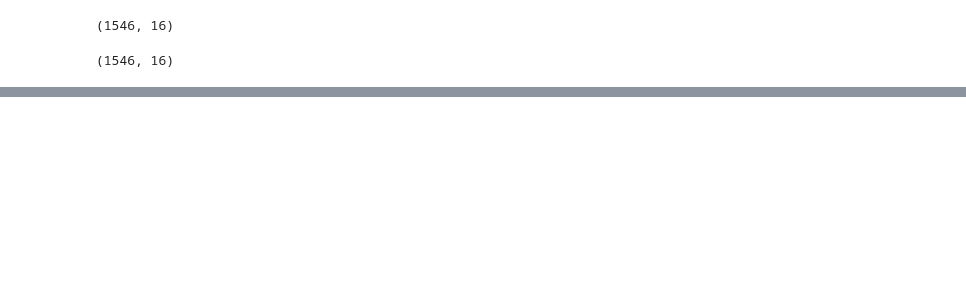
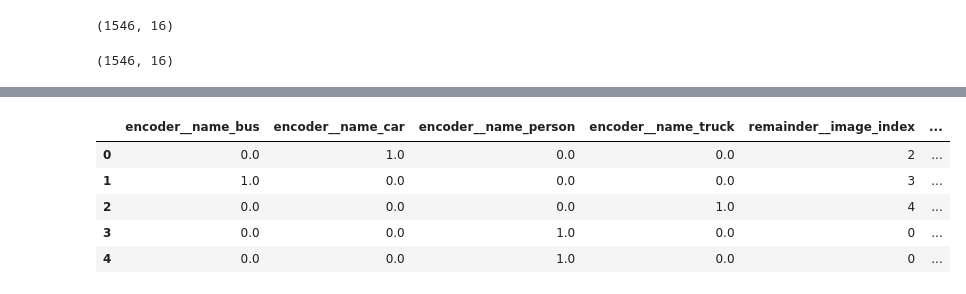
Before and after one commit to vijita-u/Guard-Ian, a Jupyter notebook: notebooks/coco-dataset-preprocessing.ipynb, the cells around one changed output, grey strips where cells are left out. Cells and saved outputs as stored; diff of their text form; code cells hidden in the pictures; blank space fills up the shorter version.

```diff
--- a/notebooks/coco-dataset-preprocessing.ipynb
+++ b/notebooks/coco-dataset-preprocessing.ipynb
@@ -89,6 +91,30 @@ cleaned_df.head()
 | 2 | 4 | [[87.07, 276.46, 83.81, 278.64, 7... | 4680.21885 | 0 | 451594 | [44.63, 228.57, 95.78, 62.04] | 8 | 398502 | truck | ... |
 | 3 | 0 | [[437.47, 268.88, 440.66, 256.32,... | 503.78305 | 0 | 451594 | [436.79, 246.27, 18.83, 47.47] | 1 | 426346 | person | ... |
 | 4 | 0 | [[464.8, 253.68, 464.28, 251.09, ... | 413.69200 | 0 | 451594 | [460.13, 246.37, 12.97, 47.93] | 1 | 452763 | person | ... |
+# %%
+# Delete columns
+delete_columns = ['iscrowd']
+cleaned_df.drop(columns=delete_columns, inplace=True)
+# %%
+# One-hot Encoding
+categorical_features = ['name']
+ct = ColumnTransformer(transformers=[('encoder', OneHotEncoder(drop='first', handle_unknown='ignore', sparse_output=False), categorical_features)], remainder='passthrough')
+
+# Fit and transform the data
+encoded_df = ct.fit_transform(cleaned_df)
+
+# Convert back to dataframe with column names
+feature_names = ct.get_feature_names_out()
+cleaned_df = pd.DataFrame(encoded_df, columns=feature_names)
+
+cleaned_df.head()
+# %% [output]
+|  | encoder__name_bus | encoder__name_car | encoder__name_person | encoder__name_truck | remainder__image_index | ... |
+| 0 | 0.0 | 1.0 | 0.0 | 0.0 | 2 | ... |
+| 1 | 1.0 | 0.0 | 0.0 | 0.0 | 3 | ... |
+| 2 | 0.0 | 0.0 | 0.0 | 1.0 | 4 | ... |
+| 3 | 0.0 | 0.0 | 1.0 | 0.0 | 0 | ... |
+| 4 | 0.0 | 0.0 | 1.0 | 0.0 | 0 | ... |
 # %%
 # Convert dataframe to CSV and save to Kaggle's working directory
 cleaned_df.to_csv('/kaggle/working/filtered_coco_metadata.csv', index=False)
```
Also changed, not shown: parts of 1 cell of this notebook.
